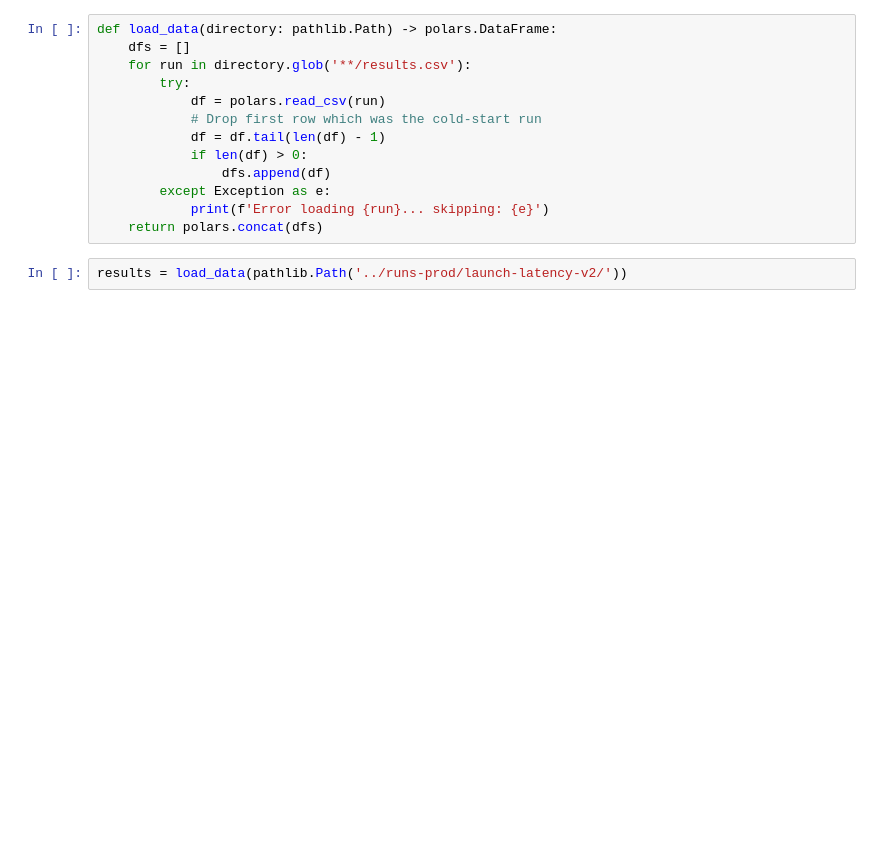
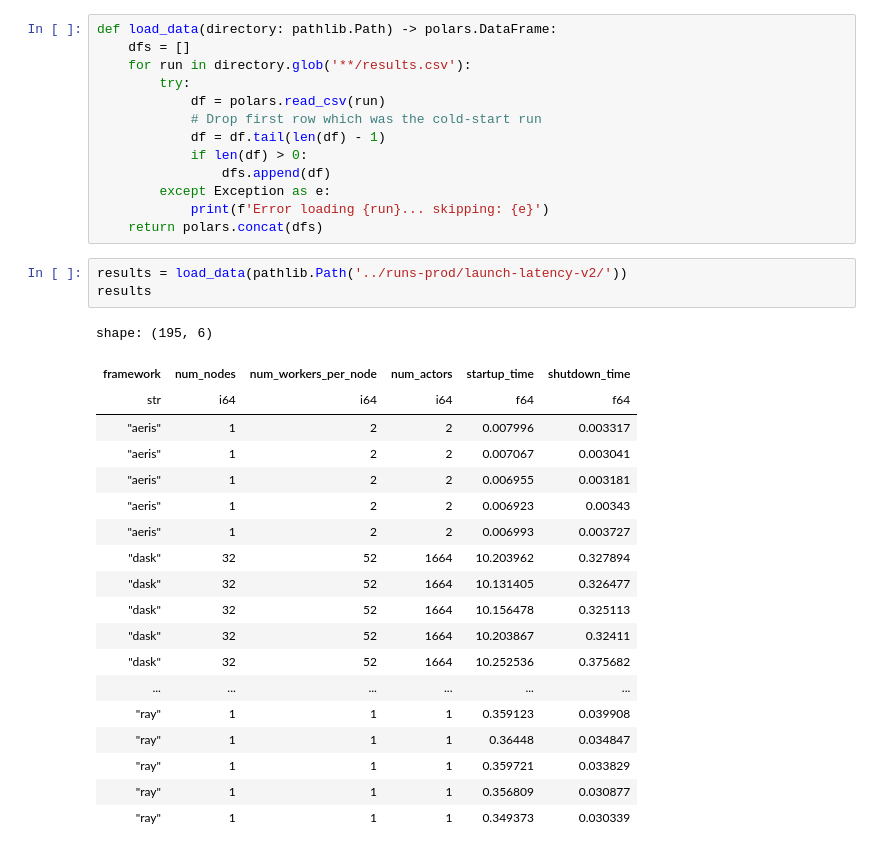
Before and after one commit to proxystore/sc25-evaluation, a Jupyter notebook: notebooks/01-actor-launch-latency.ipynb, the cells around one changed output. Saved outputs shown, nothing was run; the diff lists cells and outputs as text; blank space fills up the shorter version.

```diff
--- a/notebooks/01-actor-launch-latency.ipynb
+++ b/notebooks/01-actor-launch-latency.ipynb
@@ -29,6 +23,27 @@ def load_data(directory: pathlib.Path) -> polars.DataFrame:
     return polars.concat(dfs)
 # %%
 results = load_data(pathlib.Path('../runs-prod/launch-latency-v2/'))
+results
+# %% [output]
+shape: (195, 6)
+| framework | num_nodes | num_workers_per_node | num_actors | startup_time | shutdown_time |
+| str | i64 | i64 | i64 | f64 | f64 |
+| "aeris" | 1 | 2 | 2 | 0.007996 | 0.003317 |
+| "aeris" | 1 | 2 | 2 | 0.007067 | 0.003041 |
+| "aeris" | 1 | 2 | 2 | 0.006955 | 0.003181 |
+| "aeris" | 1 | 2 | 2 | 0.006923 | 0.00343 |
+| "aeris" | 1 | 2 | 2 | 0.006993 | 0.003727 |
+| "dask" | 32 | 52 | 1664 | 10.203962 | 0.327894 |
+| "dask" | 32 | 52 | 1664 | 10.131405 | 0.326477 |
+| "dask" | 32 | 52 | 1664 | 10.156478 | 0.325113 |
+| "dask" | 32 | 52 | 1664 | 10.203867 | 0.32411 |
+| "dask" | 32 | 52 | 1664 | 10.252536 | 0.375682 |
+| ... | ... | ... | ... | ... | ... |
+| "ray" | 1 | 1 | 1 | 0.359123 | 0.039908 |
+| "ray" | 1 | 1 | 1 | 0.36448 | 0.034847 |
+| "ray" | 1 | 1 | 1 | 0.359721 | 0.033829 |
+| "ray" | 1 | 1 | 1 | 0.356809 | 0.030877 |
+| "ray" | 1 | 1 | 1 | 0.349373 | 0.030339 |
 # %%
 fig, axs = plt.subplots(1, 1)
 
```
Also changed, not shown: parts of 2 cells of this notebook, 9 other files.
